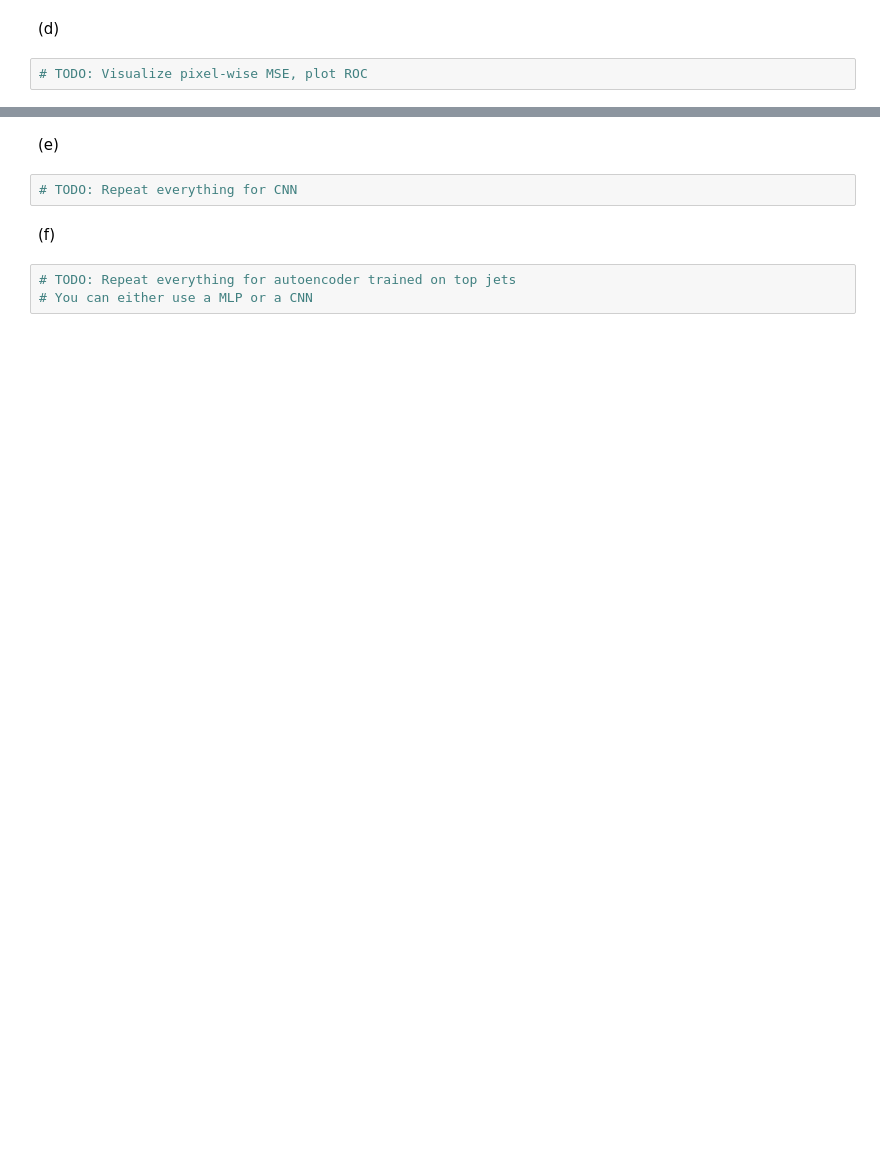
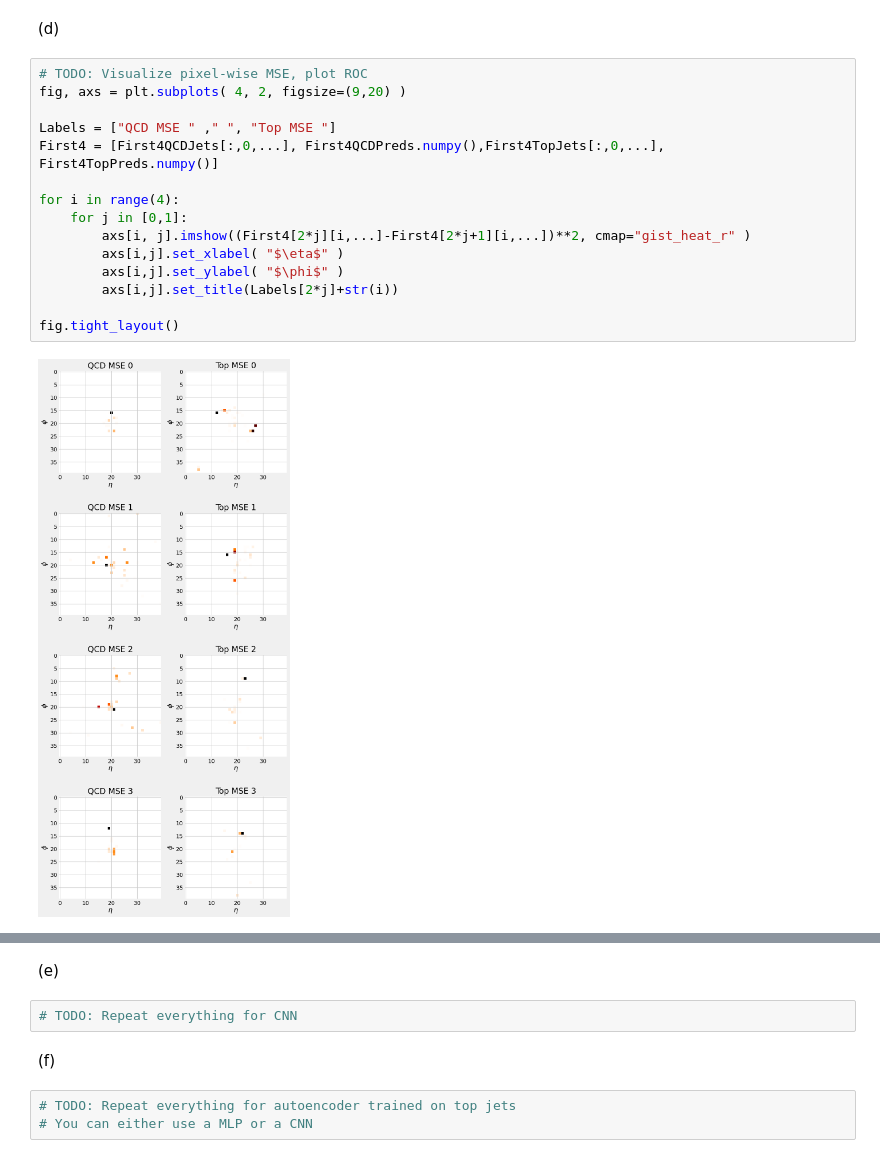
Before and after one commit to phopopo/mlph2023-Exercises, a Jupyter notebook: sheet08.ipynb, the cells around one changed output, grey strips where cells are left out. Saved outputs shown, nothing was run; the diff lists cells and outputs as text; blank space fills up the shorter version.

```diff
--- a/sheet08.ipynb
+++ b/sheet08.ipynb
@@ -484,4 +536,19 @@ plt.plot(losses)
 # %% [markdown]
 (d)
-# %%
-# TODO: Visualize pixel-wise MSE, plot ROC
+# %%
+# TODO: Visualize pixel-wise MSE, plot ROC
+fig, axs = plt.subplots( 4, 2, figsize=(9,20) )
+
+Labels = ["QCD MSE " ," ", "Top MSE "]
+First4 = [First4QCDJets[:,0,...], First4QCDPreds.numpy(),First4TopJets[:,0,...], First4TopPreds.numpy()]
+
+for i in range(4):
+    for j in [0,1]:
+        axs[i, j].imshow((First4[2*j][i,...]-First4[2*j+1][i,...])**2, cmap="gist_heat_r" )
+        axs[i,j].set_xlabel( "$\eta$" )
+        axs[i,j].set_ylabel( "$\phi$" )
+        axs[i,j].set_title(Labels[2*j]+str(i))
+
+fig.tight_layout()
+# %% [output]
+[figure, added]
```
Also changed, not shown: parts of 19 cells of this notebook, 3 other files.
